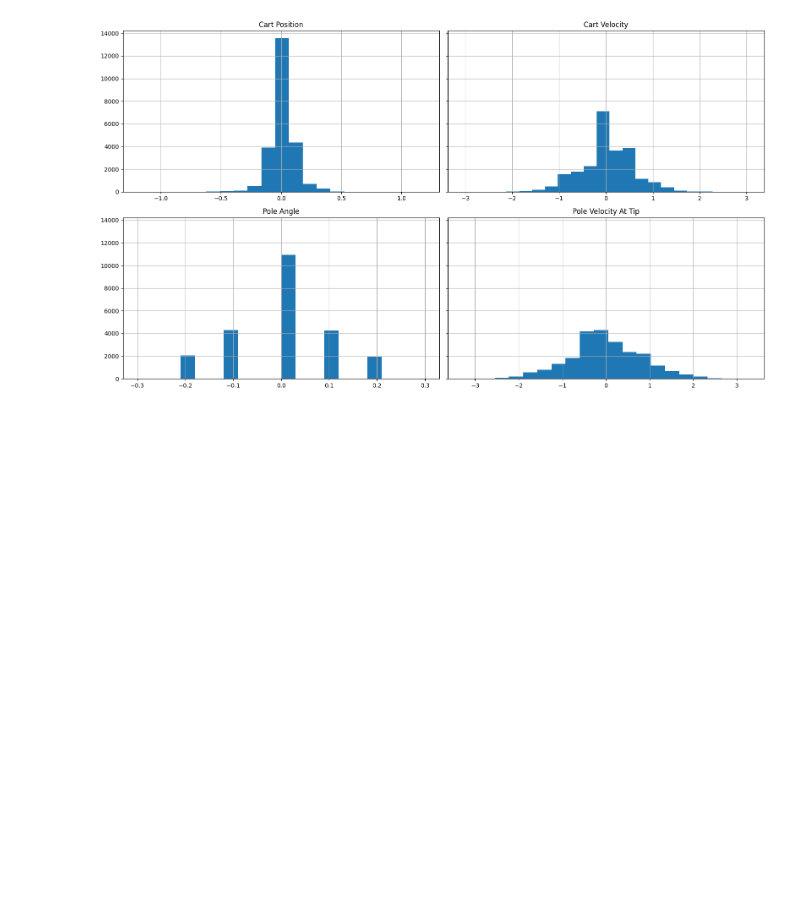
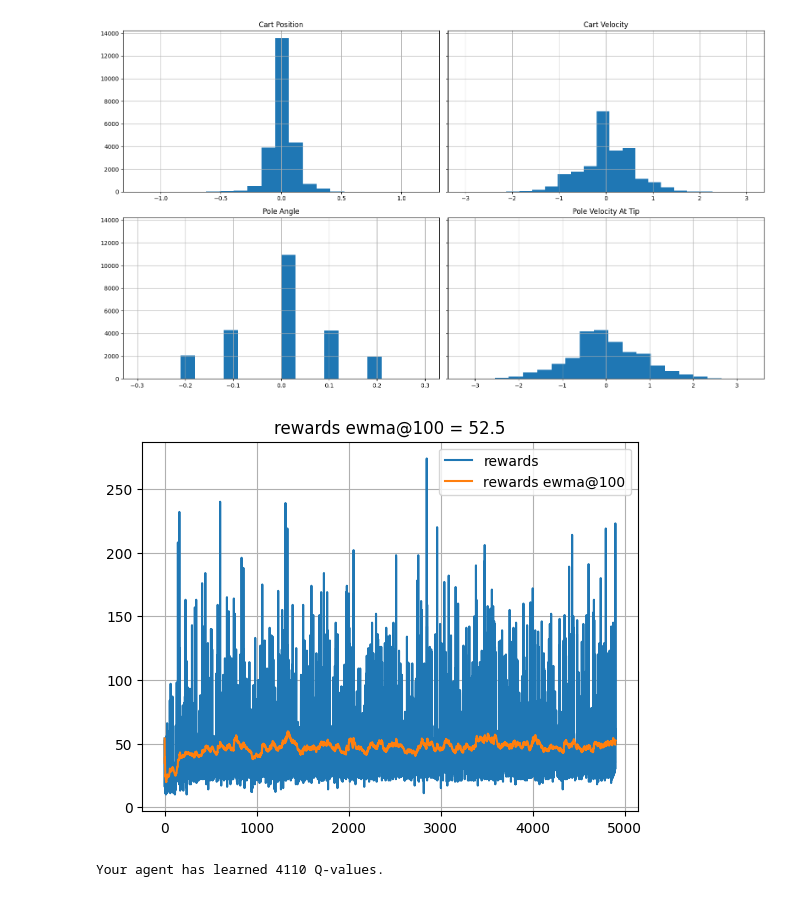
Before and after one commit to UlyanaGru/MLRun3, a Jupyter notebook: mlrun3.ipynb, the cells around one changed output. Cells and saved outputs as stored; diff of their text form; code cells hidden in the pictures; blank space fills up the shorter version.

Commit message:
Your agent has learned 4110 Q-values.

```diff
--- a/mlrun3.ipynb
+++ b/mlrun3.ipynb
@@ -335,3 +335,32 @@ for _ in range(1000):
 visualize_cartpole_observation_distribution(seen_observations)
 # %% [output]
 [figure]
+# %%
+import pandas as pd
+
+def moving_average(x, span=100):
+    return pd.DataFrame({"x": np.asarray(x)}).x.ewm(span=span).mean().values
+
+agent = QLearningAgent(alpha=0.5, discount=0.99, get_legal_actions=lambda s: range(n_actions))
+
+rewards = []
+
+for i in range(5000):
+    reward = play_and_train(env, agent)
+    rewards.append(reward)
+
+    if i % 100 == 0:
+        rewards_ewma = moving_average(rewards)
+
+        clear_output(True)
+        plt.plot(rewards, label="rewards")
+        plt.plot(rewards_ewma, label="rewards ewma@100")
+        plt.legend()
+        plt.grid()
+        plt.title("rewards ewma@100 = {:.1f}".format(rewards_ewma[-1]))
+        plt.show()
+
+print("Your agent has learned {} Q-values.".format(len(agent._qvalues)))
+# %% [output]
+[figure, added]
+Your agent has learned 4110 Q-values.
```
Also changed, not shown: parts of 1 cell of this notebook.
